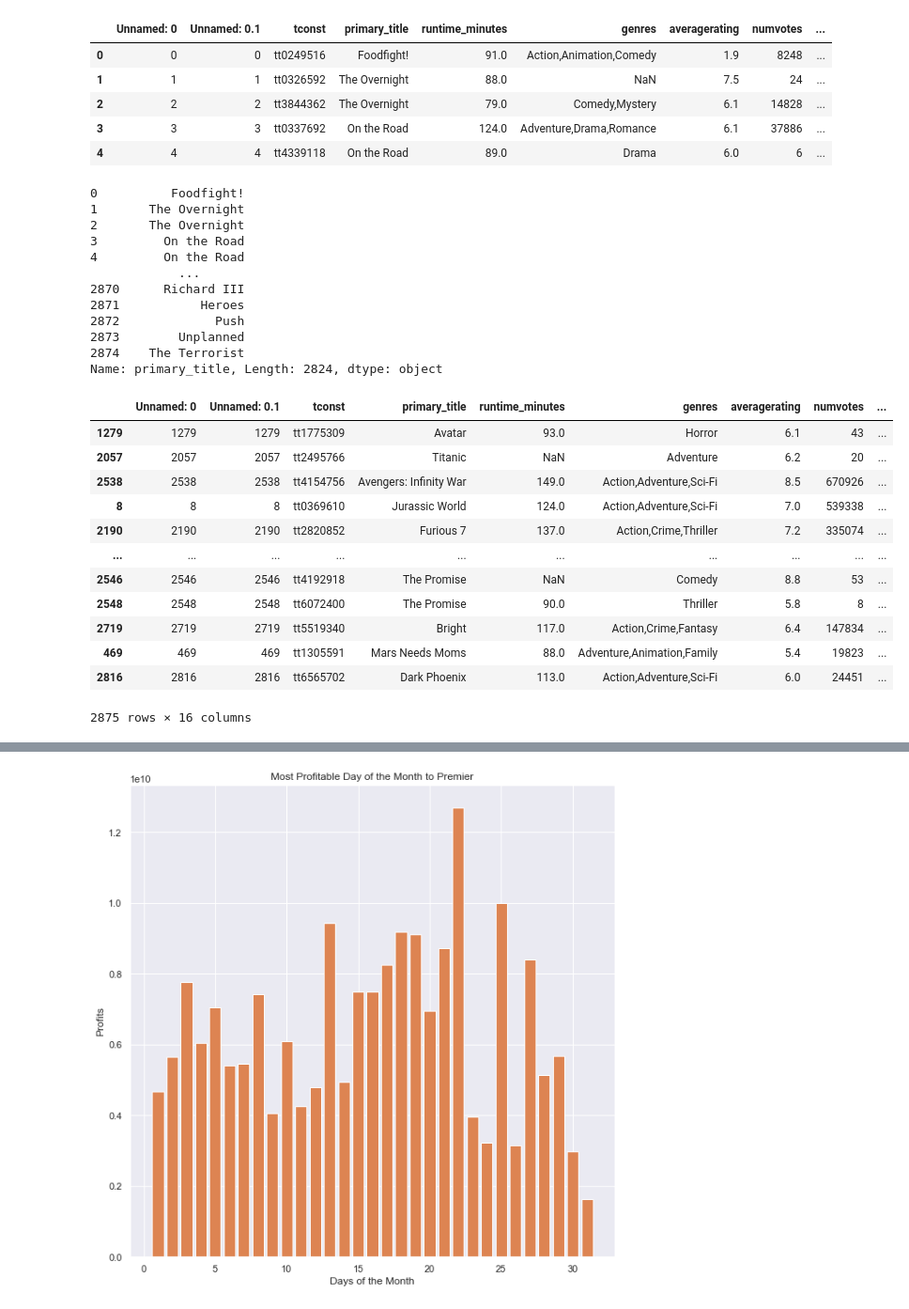
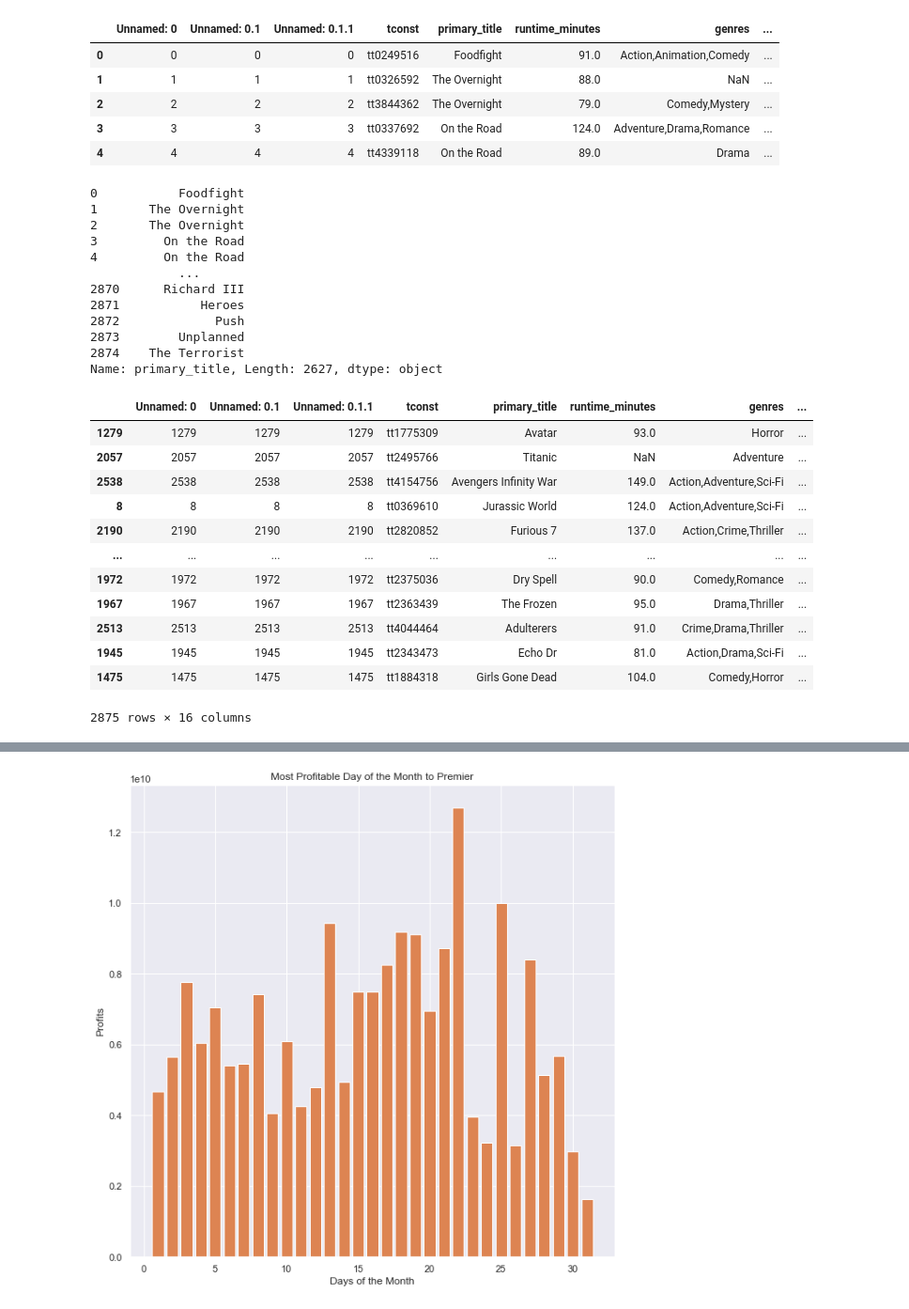
Before and after one commit to mdetiberiis01/Movie-Months, a Jupyter notebook: Movie_Month_Analysis.ipynb, the cells around one changed output, grey strips where cells are left out. Shown at 94% size. Cells and saved outputs as stored; diff of their text form; code cells hidden in the pictures.

```diff
--- a/Movie_Month_Analysis.ipynb
+++ b/Movie_Month_Analysis.ipynb
@@ -7,20 +10,20 @@ from collections import Counter
 # %%
 #Import the data
 
-movie_df = pd.read_csv('/Users/markdetiberiis/MovieMonths/clean_movie_info.csv')
+movie_df = pd.read_csv('/Users/markdetiberiis/MovieMonths/movie_df.csv')
 # %%
 movie_df.head()
 # %% [output]
-|  | Unnamed: 0 | Unnamed: 0.1 | tconst | primary_title | runtime_minutes | genres | averagerating | numvotes | ... |
-| 0 | 0 | 0 | tt0249516 | Foodfight! | 91.0 | Action,Animation,Comedy | 1.9 | 8248 | ... |
-| 1 | 1 | 1 | tt0326592 | The Overnight | 88.0 | NaN | 7.5 | 24 | ... |
-| 2 | 2 | 2 | tt3844362 | The Overnight | 79.0 | Comedy,Mystery | 6.1 | 14828 | ... |
-| 3 | 3 | 3 | tt0337692 | On the Road | 124.0 | Adventure,Drama,Romance | 6.1 | 37886 | ... |
-| 4 | 4 | 4 | tt4339118 | On the Road | 89.0 | Drama | 6.0 | 6 | ... |
+|  | Unnamed: 0 | Unnamed: 0.1 | Unnamed: 0.1.1 | tconst | primary_title | runtime_minutes | genres | ... |
+| 0 | 0 | 0 | 0 | tt0249516 | Foodfight | 91.0 | Action,Animation,Comedy | ... |
+| 1 | 1 | 1 | 1 | tt0326592 | The Overnight | 88.0 | NaN | ... |
+| 2 | 2 | 2 | 2 | tt3844362 | The Overnight | 79.0 | Comedy,Mystery | ... |
+| 3 | 3 | 3 | 3 | tt0337692 | On the Road | 124.0 | Adventure,Drama,Romance | ... |
+| 4 | 4 | 4 | 4 | tt4339118 | On the Road | 89.0 | Drama | ... |
 # %%
-movie_df.groupby(['release_month','total_profit']).primary_title.head()
+movie_df.groupby(['release_month','worldwide_gross']).primary_title.head()
 # %% [output]
-0          Foodfight!
+0           Foodfight
 1       The Overnight
 2       The Overnight
 3         On the Road
@@ -31,22 +34,22 @@ movie_df.groupby(['release_month','total_profit']).primary_title.head()
 2872             Push
 2873        Unplanned
 2874    The Terrorist
-Name: primary_title, Length: 2824, dtype: object
+Name: primary_title, Length: 2627, dtype: object
 # %%
 #sort list by highest worldwide gross and output just the  film name
 # %%
-movie_df.sort_values(['total_profit'], ascending=[False])
+movie_df.sort_values(['worldwide_gross'], ascending=[False])
 # %% [output]
-|  | Unnamed: 0 | Unnamed: 0.1 | tconst | primary_title | runtime_minutes | genres | averagerating | numvotes | ... |
-| 1279 | 1279 | 1279 | tt1775309 | Avatar | 93.0 | Horror | 6.1 | 43 | ... |
-| 2057 | 2057 | 2057 | tt2495766 | Titanic | NaN | Adventure | 6.2 | 20 | ... |
-| 2538 | 2538 | 2538 | tt4154756 | Avengers: Infinity War | 149.0 | Action,Adventure,Sci-Fi | 8.5 | 670926 | ... |
-| 8 | 8 | 8 | tt0369610 | Jurassic World | 124.0 | Action,Adventure,Sci-Fi | 7.0 | 539338 | ... |
-| 2190 | 2190 | 2190 | tt2820852 | Furious 7 | 137.0 | Action,Crime,Thriller | 7.2 | 335074 | ... |
-| ... | ... | ... | ... | ... | ... | ... | ... | ... | ... |
-| 2546 | 2546 | 2546 | tt4192918 | The Promise | NaN | Comedy | 8.8 | 53 | ... |
-| 2548 | 2548 | 2548 | tt6072400 | The Promise | 90.0 | Thriller | 5.8 | 8 | ... |
-| 2719 | 2719 | 2719 | tt5519340 | Bright | 117.0 | Action,Crime,Fantasy | 6.4 | 147834 | ... |
-| 469 | 469 | 469 | tt1305591 | Mars Needs Moms | 88.0 | Adventure,Animation,Family | 5.4 | 19823 | ... |
-| 2816 | 2816 | 2816 | tt6565702 | Dark Phoenix | 113.0 | Action,Adventure,Sci-Fi | 6.0 | 24451 | ... |
+|  | Unnamed: 0 | Unnamed: 0.1 | Unnamed: 0.1.1 | tconst | primary_title | runtime_minutes | genres | ... |
+| 1279 | 1279 | 1279 | 1279 | tt1775309 | Avatar | 93.0 | Horror | ... |
+| 2057 | 2057 | 2057 | 2057 | tt2495766 | Titanic | NaN | Adventure | ... |
+| 2538 | 2538 | 2538 | 2538 | tt4154756 | Avengers Infinity War | 149.0 | Action,Adventure,Sci-Fi | ... |
+| 8 | 8 | 8 | 8 | tt0369610 | Jurassic World | 124.0 | Action,Adventure,Sci-Fi | ... |
+| 2190 | 2190 | 2190 | 2190 | tt2820852 | Furious 7 | 137.0 | Action,Crime,Thriller | ... |
+| ... | ... | ... | ... | ... | ... | ... | ... | ... |
+| 1972 | 1972 | 1972 | 1972 | tt2375036 | Dry Spell | 90.0 | Comedy,Romance | ... |
+| 1967 | 1967 | 1967 | 1967 | tt2363439 | The Frozen | 95.0 | Drama,Thriller | ... |
+| 2513 | 2513 | 2513 | 2513 | tt4044464 | Adulterers | 91.0 | Crime,Drama,Thriller | ... |
+| 1945 | 1945 | 1945 | 1945 | tt2343473 | Echo Dr | 81.0 | Action,Drama,Sci-Fi | ... |
+| 1475 | 1475 | 1475 | 1475 | tt1884318 | Girls Gone Dead | 104.0 | Comedy,Horror | ... |
 2875 rows × 16 columns
```
Also changed, not shown: parts of 17 cells of this notebook, 7 other files.
